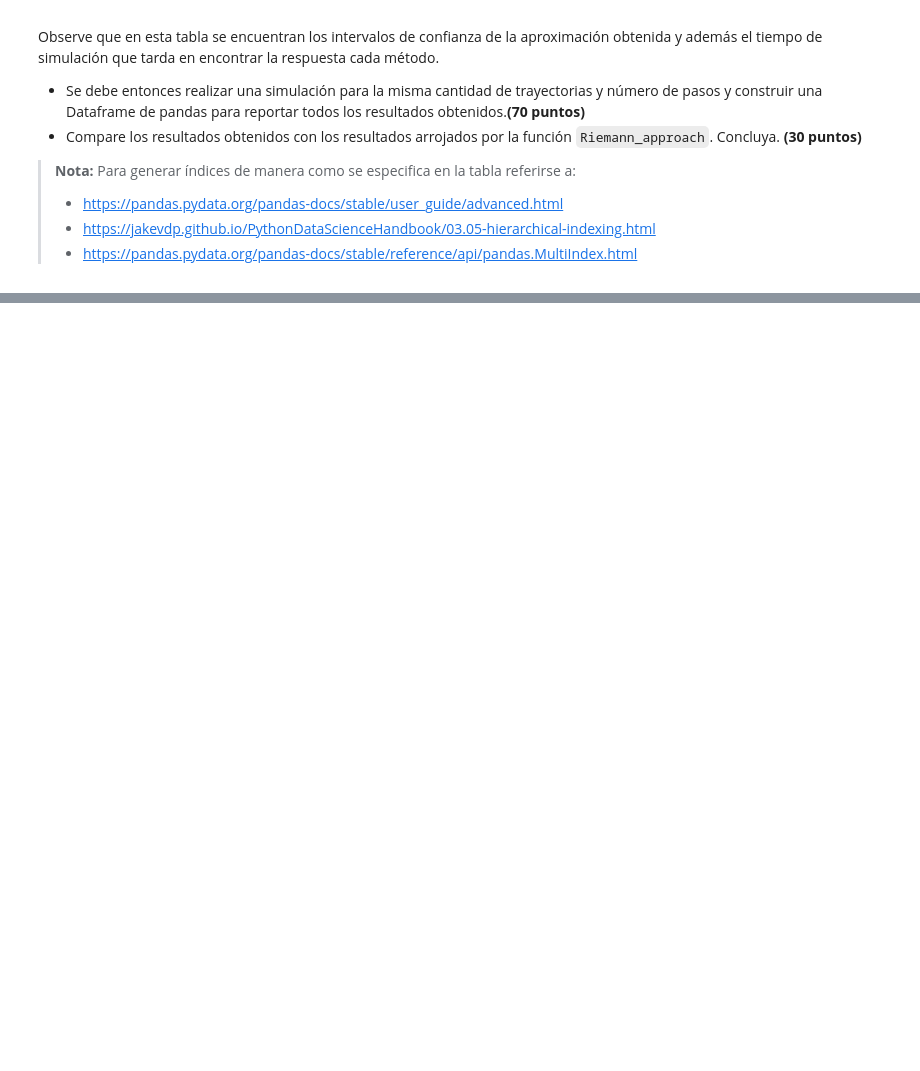
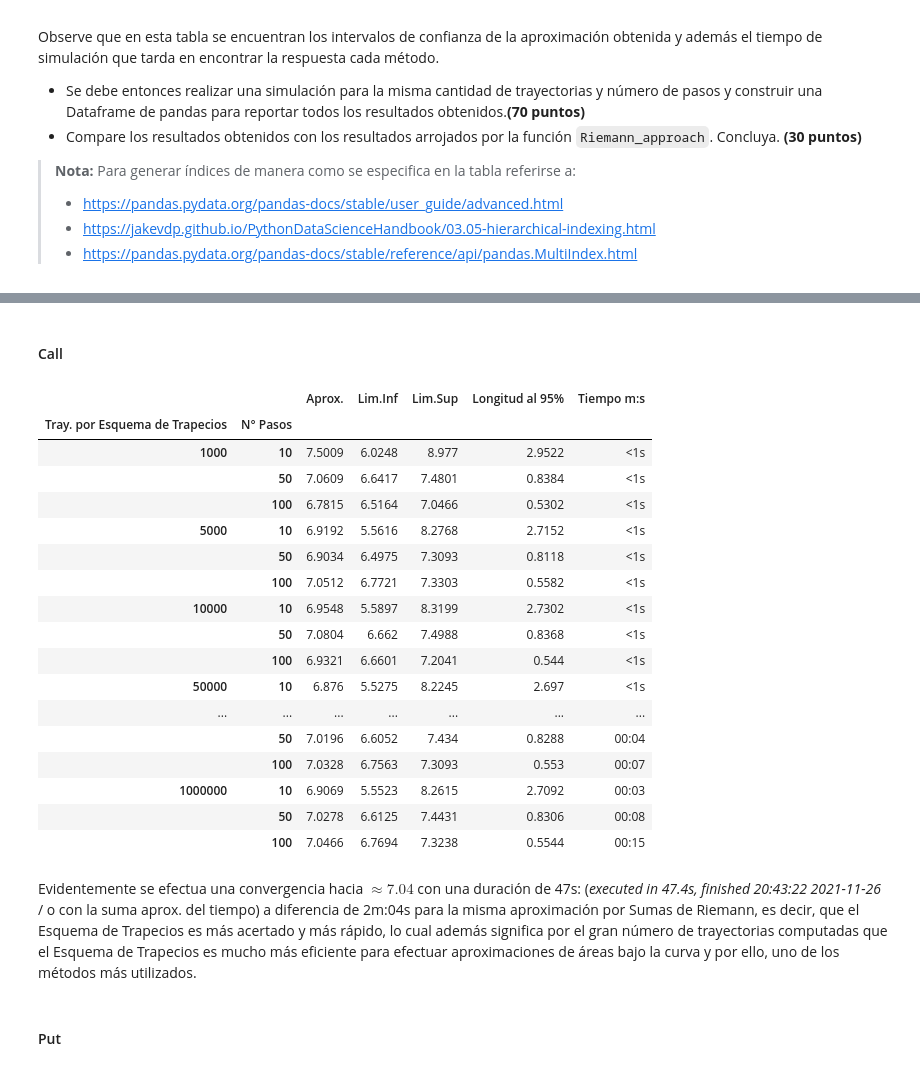
Before and after one commit to EMarquez7/Tarea9_AMAguilera_EMarquez, a Jupyter notebook: Tarea9_AMAguilera_EMarquez.ipynb, the cells around one changed output, grey strips where cells are left out. Drawn from its saved outputs; the diff is of its cells as text; code cells hidden in the pictures; blank space fills up the shorter version.

```diff
--- a/Tarea9_AMAguilera_EMarquez.ipynb
+++ b/Tarea9_AMAguilera_EMarquez.ipynb
@@ -32,0 +316,55 @@ Observe que en esta tabla se encuentran los intervalos de confianza de la aproxi
+# %% [markdown]
+#### Call
+# %%
+NbTraj = [1000, 5000, 10000, 50000, 100000, 500000, 1000000] #NBtraj: Trayectorias en las columnas
+NbStep = [10, 50, 100] #Nbstep: Pasos o días en filas
+T=1 #año
+S0 = 100 #Precio inicial
+K = 100 #Precio de ejercicio del call euroasiatico
+r = 0.10 #Tasa libre de riesgo
+sigma = 0.2 #Desv. std de los rendimientos
+# %%
+arr_dfTrc = list(map(lambda nb_traj: list(map(lambda nb_step: Esquema_trapecio(K, r, S0, nb_traj, nb_step,
+                                                                    sigma, T, 'call'),
+                                 NbStep)),
+         NbTraj))
+
+Aprox_Tc=[arr_dfTrc[nstep][ntraj][0] for nstep in range(len(NbTraj)) for ntraj in range(len(NbStep))]
+LI_Tc=[arr_dfTrc[nstep][ntraj][1] for nstep in range(len(NbTraj)) for ntraj in range(len(NbStep))]
+LS_Tc=[arr_dfTrc[nstep][ntraj][2] for nstep in range(len(NbTraj)) for ntraj in range(len(NbStep))]
+L_Tc=[arr_dfTrc[nstep][ntraj][3] for nstep in range(len(NbTraj)) for ntraj in range(len(NbStep))]
+t_Tc=[arr_dfTrc[nstep][ntraj][4] for nstep in range(len(NbTraj)) for ntraj in range(len(NbStep))]
+# %%
+df_Tc = pd.DataFrame({'Aprox.': Aprox_Tc ,
+                   'Lim.Inf':LI_Tc,
+                   'Lim.Sup':LS_Tc,
+                   'Longitud al 95%':L_Tc,
+                   'Tiempo m:s':t_Tc}, index=arrays)
+
+df_Tc.index.set_names(['Tray. por Esquema de Trapecios', 'N° Pasos'],inplace=True)
+pd.set_option('display.max_columns', None)
+pd.set_option('display.max_rows', None)
+df_Tc
+# %% [output]
+|  |  | Aprox. | Lim.Inf | Lim.Sup | Longitud al 95% | Tiempo m:s |
+| Tray. por Esquema de Trapecios | N° Pasos |  |  |  |  |  |
+| 1000 | 10 | 7.5009 | 6.0248 | 8.977 | 2.9522 | <1s |
+|  | 50 | 7.0609 | 6.6417 | 7.4801 | 0.8384 | <1s |
+|  | 100 | 6.7815 | 6.5164 | 7.0466 | 0.5302 | <1s |
+| 5000 | 10 | 6.9192 | 5.5616 | 8.2768 | 2.7152 | <1s |
+|  | 50 | 6.9034 | 6.4975 | 7.3093 | 0.8118 | <1s |
+|  | 100 | 7.0512 | 6.7721 | 7.3303 | 0.5582 | <1s |
+| 10000 | 10 | 6.9548 | 5.5897 | 8.3199 | 2.7302 | <1s |
+|  | 50 | 7.0804 | 6.662 | 7.4988 | 0.8368 | <1s |
+|  | 100 | 6.9321 | 6.6601 | 7.2041 | 0.544 | <1s |
+| 50000 | 10 | 6.876 | 5.5275 | 8.2245 | 2.697 | <1s |
+| ... | ... | ... | ... | ... | ... | ... |
+|  | 50 | 7.0196 | 6.6052 | 7.434 | 0.8288 | 00:04 |
+|  | 100 | 7.0328 | 6.7563 | 7.3093 | 0.553 | 00:07 |
+| 1000000 | 10 | 6.9069 | 5.5523 | 8.2615 | 2.7092 | 00:03 |
+|  | 50 | 7.0278 | 6.6125 | 7.4431 | 0.8306 | 00:08 |
+|  | 100 | 7.0466 | 6.7694 | 7.3238 | 0.5544 | 00:15 |
+# %% [markdown]
+Evidentemente se efectua una convergencia hacia $\approx 7.04$ con una duración de 47s: (*executed in 47.4s, finished 20:43:22 2021-11-26* / o con la suma aprox. del tiempo) a diferencia de 2m:04s para la misma aproximación por Sumas de Riemann, es decir, que el Esquema de Trapecios es más acertado y más rápido, lo cual además significa por el gran número de trayectorias computadas que el Esquema de Trapecios es mucho más eficiente para efectuar aproximaciones de áreas bajo la curva y por ello, uno de los métodos más utilizados.
+# %% [markdown]
+#### Put
```
Also changed, not shown: parts of 22 cells of this notebook.
